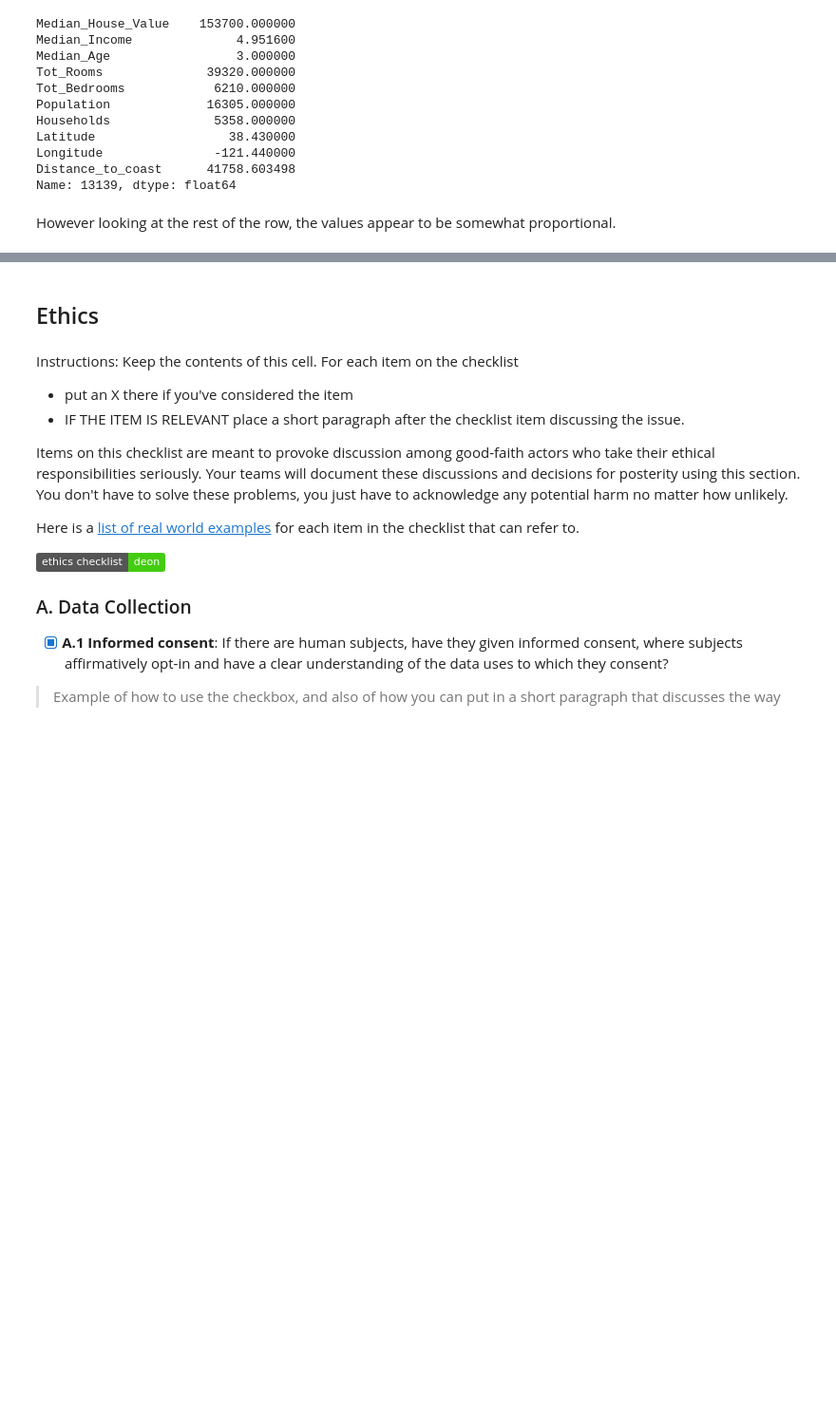
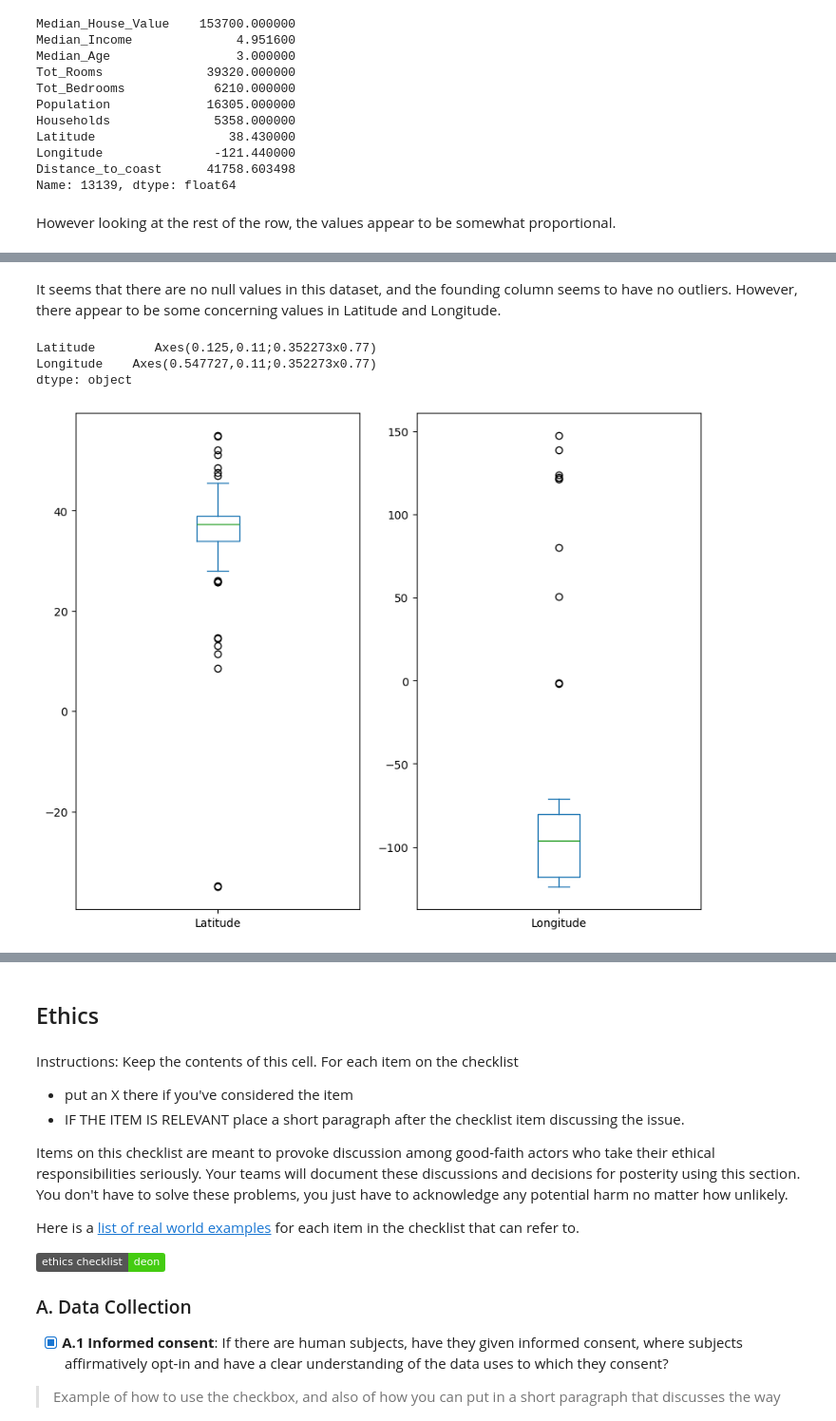
Before and after one commit to COGS108/Group091_WI26, a Jupyter notebook: 01-DataCheckpoint.ipynb, the cells around one changed output, grey strips where cells are left out. Shown at 95% size. Saved outputs shown, nothing was run; the diff lists cells and outputs as text; code cells hidden in the pictures; badges without logos; blank space fills up the shorter version.

```diff
--- a/01-DataCheckpoint.ipynb
+++ b/01-DataCheckpoint.ipynb
@@ -330,0 +395,9 @@ school_data[school_data["Latitude"].isna()]
+# %% [markdown]
+It seems that there are no null values in this dataset, and the founding column seems to have no outliers. However, there appear to be some concerning values in Latitude and Longitude.
+# %%
+school_data[["Latitude", "Longitude"]].plot(kind="box", subplots=True, figsize=(10, 8), sharex=False, sharey=False)
+# %% [output]
+Latitude        Axes(0.125,0.11;0.352273x0.77)
+Longitude    Axes(0.547727,0.11;0.352273x0.77)
+dtype: object
+[figure, added]
```
Also changed, not shown: parts of 20 cells of this notebook.
